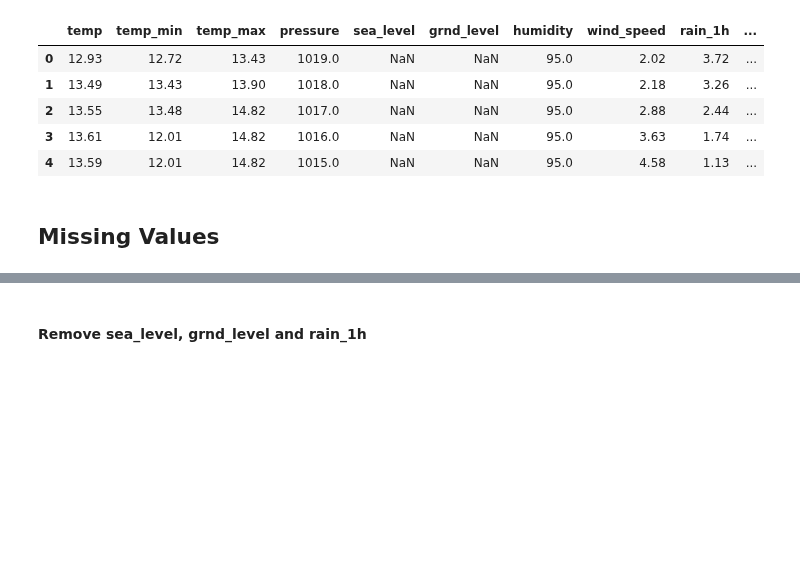
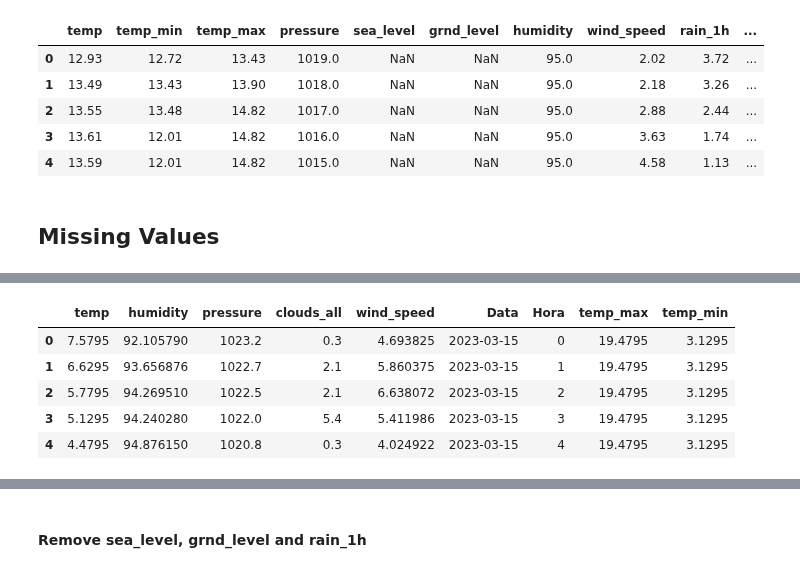
Before and after one commit to goncalobraga27/DAA, a Jupyter notebook: src/parte2/data_preparation/data_preparation2_test.ipynb, the cells around one changed output, grey strips where cells are left out. Saved outputs shown, nothing was run; the diff lists cells and outputs as text; code cells hidden in the pictures; blank space fills up the shorter version.

```diff
--- a/src/parte2/data_preparation/data_preparation2_test.ipynb
+++ b/src/parte2/data_preparation/data_preparation2_test.ipynb
@@ -10,6 +10,7 @@ from sklearn.preprocessing import LabelEncoder
 ## Get the data
 # %%
 df = pd.read_csv("../../../datasets/parte2/teste/dataset.csv")
+dfWeatherData = pd.read_csv("../../../datasets/parte2/teste/missingWeatherData.csv")
 # %% [markdown]
 ## Feature engineering
 # %% [markdown]
@@ -126,0 +143,9 @@ dtype: int64
+# %%
+dfWeatherData.head()
+# %% [output]
+|  | temp | humidity | pressure | clouds_all | wind_speed | Data | Hora | temp_max | temp_min |
+| 0 | 7.5795 | 92.105790 | 1023.2 | 0.3 | 4.693825 | 2023-03-15 | 0 | 19.4795 | 3.1295 |
+| 1 | 6.6295 | 93.656876 | 1022.7 | 2.1 | 5.860375 | 2023-03-15 | 1 | 19.4795 | 3.1295 |
+| 2 | 5.7795 | 94.269510 | 1022.5 | 2.1 | 6.638072 | 2023-03-15 | 2 | 19.4795 | 3.1295 |
+| 3 | 5.1295 | 94.240280 | 1022.0 | 5.4 | 5.411986 | 2023-03-15 | 3 | 19.4795 | 3.1295 |
+| 4 | 4.4795 | 94.876150 | 1020.8 | 0.3 | 4.024922 | 2023-03-15 | 4 | 19.4795 | 3.1295 |
```
Also changed, not shown: parts of 11 cells of this notebook, 10 other files.
